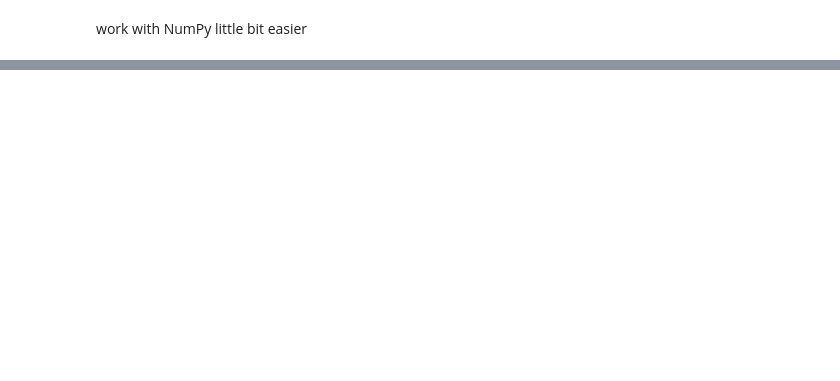
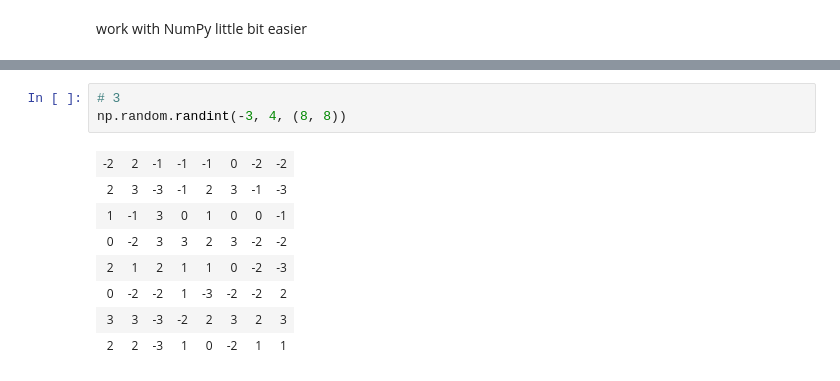
Before and after one commit to hotteleport/Data-Analytics, a Jupyter notebook: Exercises_set_1.ipynb, the cells around one changed output, grey strips where cells are left out. Cells and saved outputs as stored; diff of their text form; blank space fills up the shorter version.

```diff
--- a/Exercises_set_1.ipynb
+++ b/Exercises_set_1.ipynb
@@ -130,0 +230,12 @@ array([[ 1,  2,  3,  4,  5,  6,  7],
+# %%
+# 3
+np.random.randint(-3, 4, (8, 8))
+# %% [output]
+| -2 | 2 | -1 | -1 | -1 | 0 | -2 | -2 |
+| 2 | 3 | -3 | -1 | 2 | 3 | -1 | -3 |
+| 1 | -1 | 3 | 0 | 1 | 0 | 0 | -1 |
+| 0 | -2 | 3 | 3 | 2 | 3 | -2 | -2 |
+| 2 | 1 | 2 | 1 | 1 | 0 | -2 | -3 |
+| 0 | -2 | -2 | 1 | -3 | -2 | -2 | 2 |
+| 3 | 3 | -3 | -2 | 2 | 3 | 2 | 3 |
+| 2 | 2 | -3 | 1 | 0 | -2 | 1 | 1 |
```
Also changed, not shown: parts of 17 cells of this notebook, 1 other file.
